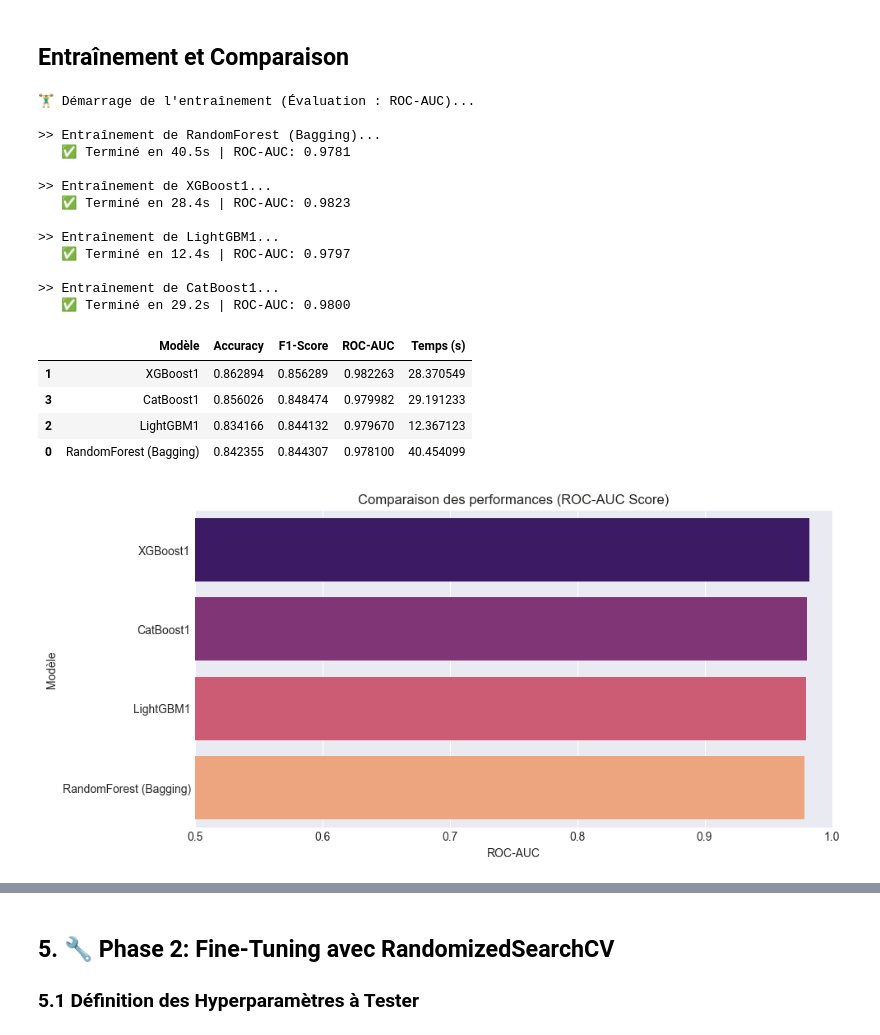
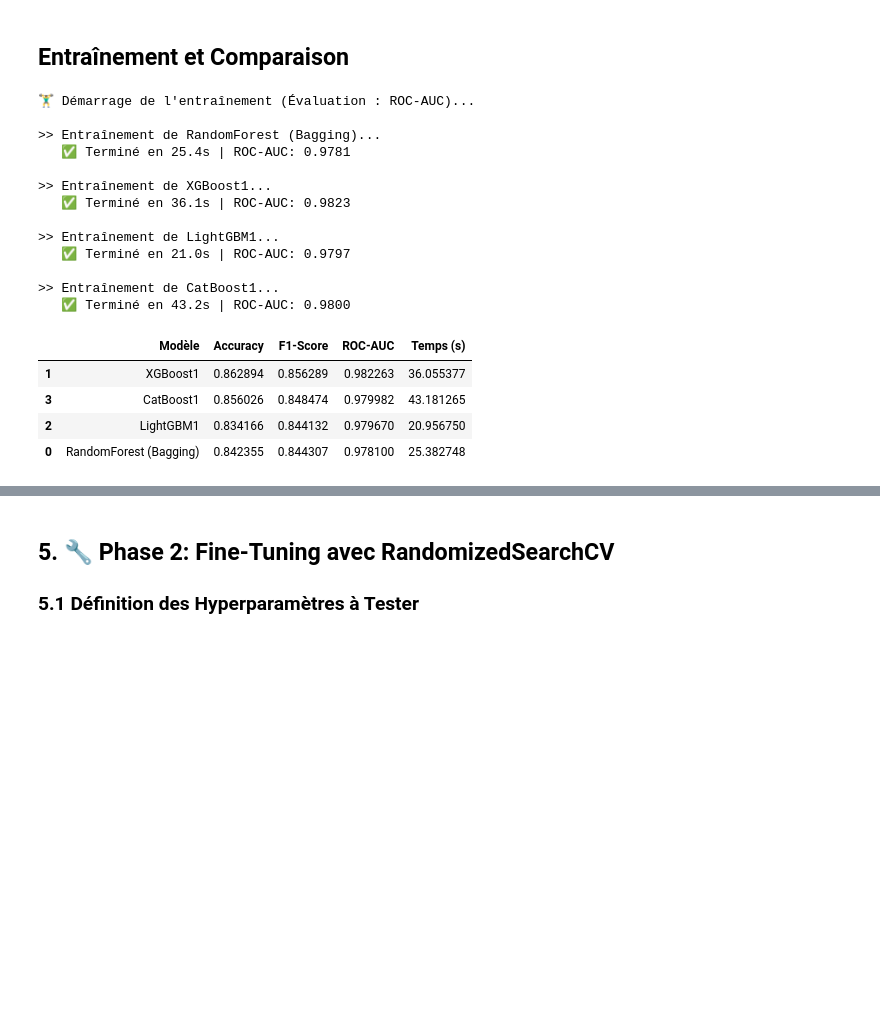
Before and after one commit to ImenBenAmar/Crime_detection_Mlops, a Jupyter notebook: notebooks/modeling_without_SMOTE.ipynb, the cells around one changed output, grey strips where cells are left out. Saved outputs shown, nothing was run; the diff lists cells and outputs as text; code cells hidden in the pictures; blank space fills up the shorter version.

```diff
--- a/notebooks/modeling_without_SMOTE.ipynb
+++ b/notebooks/modeling_without_SMOTE.ipynb
@@ -39,19 +39,21 @@ print(f"📅 Démarrage : {datetime.now().strftime('%Y-%m-%d %H:%M:%S')}")
 # %% [markdown]
 ## 2 : Chargement des Données
 # %%
-print("🔄 Chargement des données...")
+# ====================== 2. Chargement des Données ======================
+from IPython.display import display, HTML, Markdown
 
-# Charger les données brutes (X, y)
-with open(os.path.join(PROCESSOR_PATH, "data_for_modeling.pkl"), "rb") as f:
+with open("processors\data_for_modeling.pkl", "rb") as f:
     data = pickle.load(f)
-    X = data["X"]
-    y = data["y"]
-    numeric_cols = data["numeric_cols"]
 
-# Charger le LabelEncoder pour l'affichage
-with open(os.path.join(PROCESSOR_PATH, "label_encoder_target.pkl"), "rb") as f:
-    le_target = pickle.load(f)
+X, y = data["X"], data["y"]
+numeric_cols = data["numeric_cols"]
+categorical_cols = data["categorical_cols"]
 
-print(f"✅ Données chargées : {X.shape}")
-print(f"🎯 Cibles : {len(le_target.classes_)} classes")
+with open("processors/label_encoder_target.pkl", "rb") as f:
+    le = pickle.load(f)
+
+class_names = list(le.classes_)
+n_classes = len(class_names)
+
+display(Markdown(f"**Données chargées** → X: `{X.shape}`, y: `{y.shape}`, **{n_classes} classes** : {', '.join(class_names)}"))
 # %% [output]
@@ -89,7 +111,7 @@ def find_best_split(X, y, model, scale_cols):
     results = []
 
     # On teste des tailles de 10% à 30%
-    for size in [0.10, 0.15, 0.20, 0.25, 0.30]:
+    for size in [0.10, 0.15, 0.20, 0.30]:
         # A. Split Stratifié (pour garder l'équilibre des classes)
         X_tr, X_te, y_tr, y_te = train_test_split(
             X, y, test_size=size, random_state=42, stratify=y
@@ -253,47 +278,39 @@ for name, model in models.items():
         roc_auc = roc_auc_score(y_test, y_proba, multi_class='ovr', average='weighted')
     except Exception as e:
         print(f"   ⚠️ Erreur ROC-AUC pour {name}: {e}")
         roc_auc = 0
 
     elapsed = time.time() - start
 
     results_df.append({
         "Modèle": name,
         "Accuracy": acc,
         "F1-Score": f1,
-        "ROC-AUC": roc_auc, # On ajoute la nouvelle métrique
+        "ROC-AUC": roc_auc,
         "Temps (s)": elapsed
     })
 
     print(f"   ✅ Terminé en {elapsed:.1f}s | ROC-AUC: {roc_auc:.4f}")
 
 # Affichage du tableau comparatif (Trié par ROC-AUC cette fois)
 df_scores = pd.DataFrame(results_df).sort_values(by="ROC-AUC", ascending=False)
 display(df_scores)
-
-# Graphique basé sur le ROC-AUC
-plt.figure(figsize=(10, 5))
-sns.barplot(x="ROC-AUC", y="Modèle", data=df_scores, palette="magma") # Changement de palette pour varier
-plt.title("Comparaison des performances (ROC-AUC Score)")
-plt.xlim(0.5, 1) # Le ROC-AUC est entre 0.5 (hasard) et 1.0 (parfait)
-plt.show()
 # %% [output]
 🏋️‍♂️ Démarrage de l'entraînement (Évaluation : ROC-AUC)...
 
 >> Entraînement de RandomForest (Bagging)...
-   ✅ Terminé en 40.5s | ROC-AUC: 0.9781
+   ✅ Terminé en 25.4s | ROC-AUC: 0.9781
 
 >> Entraînement de XGBoost1...
-   ✅ Terminé en 28.4s | ROC-AUC: 0.9823
+   ✅ Terminé en 36.1s | ROC-AUC: 0.9823
 
 >> Entraînement de LightGBM1...
-   ✅ Terminé en 12.4s | ROC-AUC: 0.9797
+   ✅ Terminé en 21.0s | ROC-AUC: 0.9797
 
 >> Entraînement de CatBoost1...
-   ✅ Terminé en 29.2s | ROC-AUC: 0.9800
+   ✅ Terminé en 43.2s | ROC-AUC: 0.9800
 |  | Modèle | Accuracy | F1-Score | ROC-AUC | Temps (s) |
-| 1 | XGBoost1 | 0.862894 | 0.856289 | 0.982263 | 28.370549 |
-| 3 | CatBoost1 | 0.856026 | 0.848474 | 0.979982 | 29.191233 |
-| 2 | LightGBM1 | 0.834166 | 0.844132 | 0.979670 | 12.367123 |
-| 0 | RandomForest (Bagging) | 0.842355 | 0.844307 | 0.978100 | 40.454099 |
+| 1 | XGBoost1 | 0.862894 | 0.856289 | 0.982263 | 36.055377 |
+| 3 | CatBoost1 | 0.856026 | 0.848474 | 0.979982 | 43.181265 |
+| 2 | LightGBM1 | 0.834166 | 0.844132 | 0.979670 | 20.956750 |
+| 0 | RandomForest (Bagging) | 0.842355 | 0.844307 | 0.978100 | 25.382748 |
-[figure, removed]
```
Also changed, not shown: parts of 20 cells of this notebook, 13 other files.
